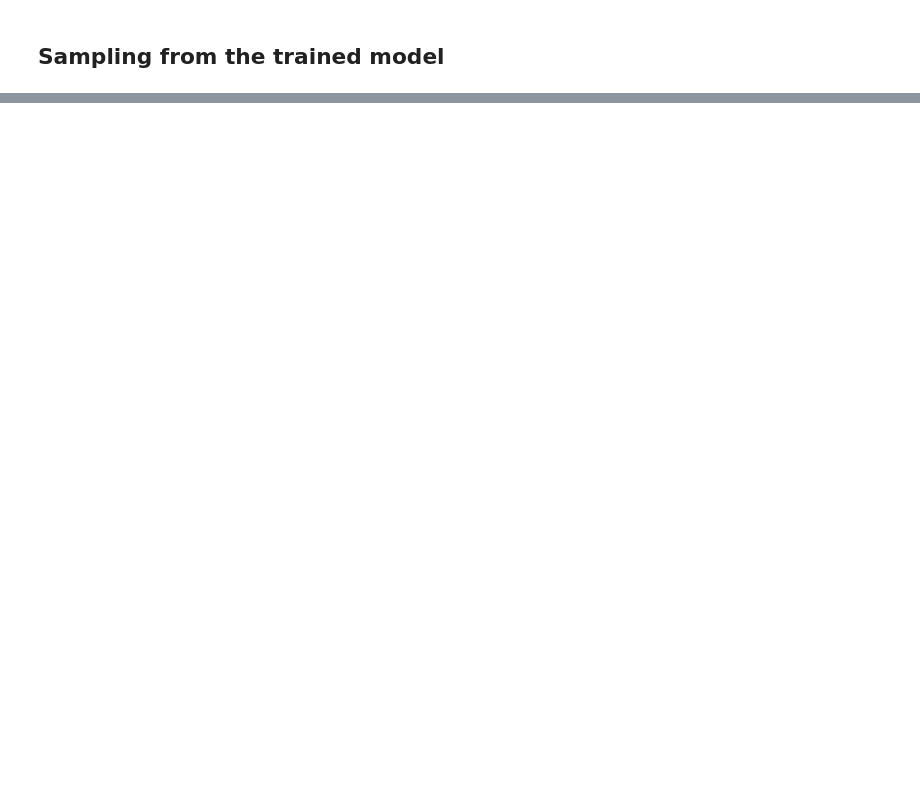
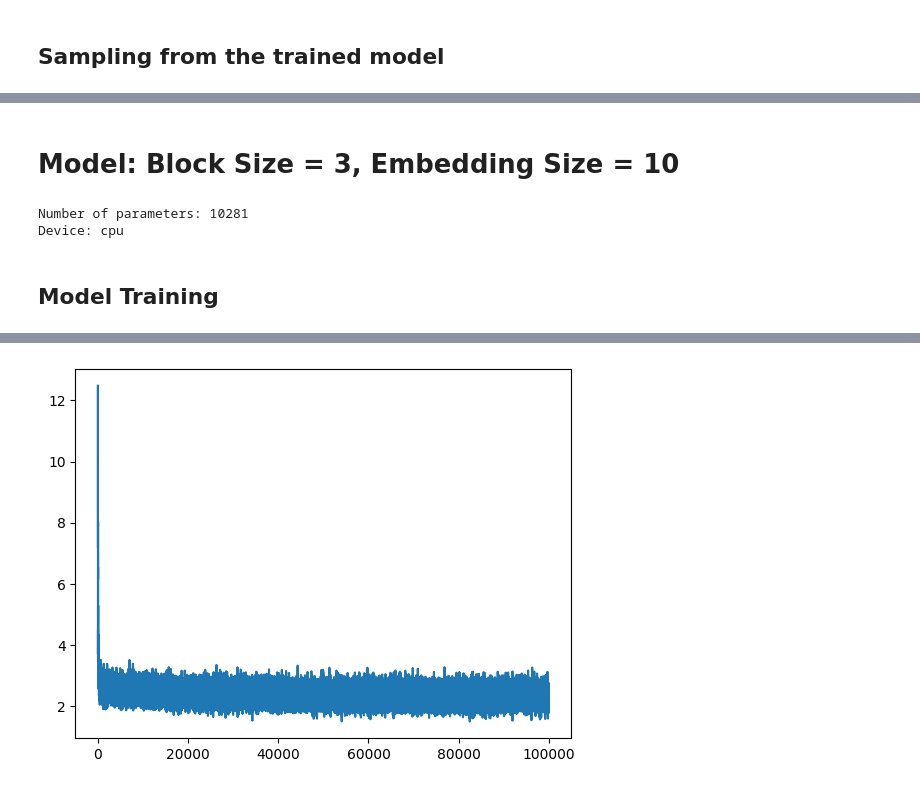
Before and after one commit to IamSmokeY/Understanding-LLMs, a Jupyter notebook: MLP.ipynb, the cells around one changed output, grey strips where cells are left out. Drawn from its saved outputs; the diff is of its cells as text; code cells hidden in the pictures; blank space fills up the shorter version.

Commit message:
added: model(block_size=3,embedding_size=10)

```diff
--- a/MLP.ipynb
+++ b/MLP.ipynb
@@ -226,0 +246,2 @@ model1.sample(10)
+# %% [markdown]
+# Model: Block Size = 3, Embedding Size = 10
@@ -226,0 +250,12 @@ model1.sample(10)
+# %%
+model2 = Model(model1_config)
+# %% [output]
+Number of parameters: 10281
+Device: cpu
+# %% [markdown]
+## Model Training
+# %%
+step = 100000
+lr = 0.1
+model2.train(Xtr,Ytr,step,lr)
+# %% [output]
@@ -226,0 +263 @@ model1.sample(10)
+[figure, added]
```
Also changed, not shown: parts of 18 cells of this notebook.
